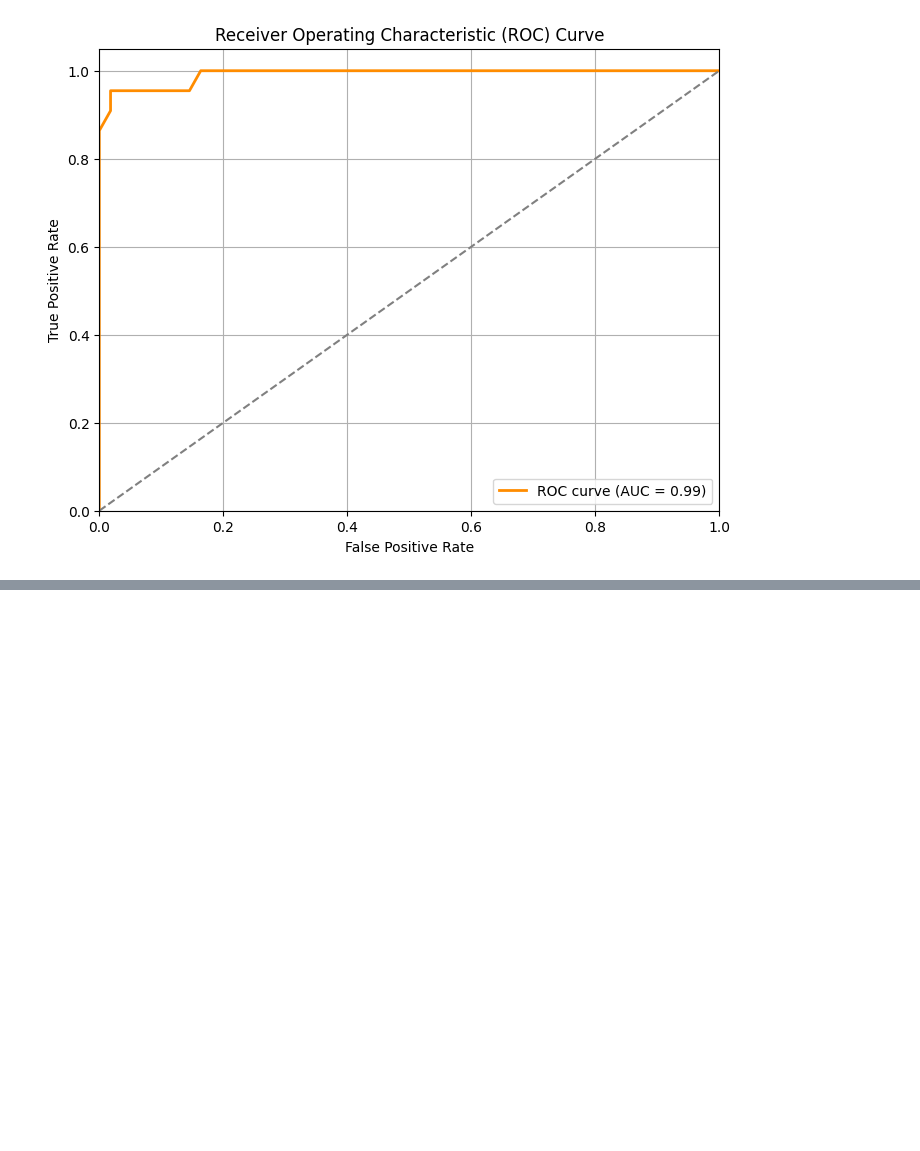
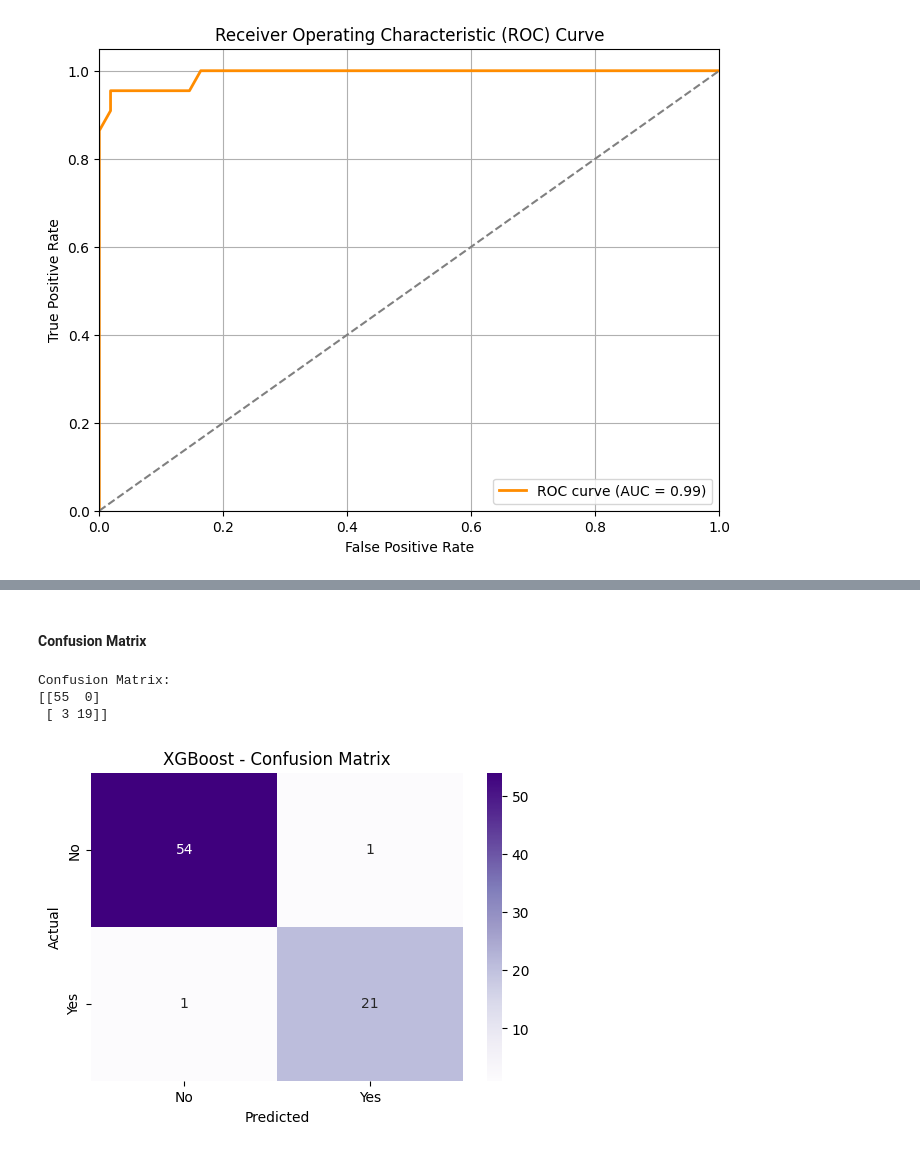
Before and after one commit to maishatabassum932/Thyroid-Diseases-Detection, a Jupyter notebook: Thyroid_prediction.ipynb, the cells around one changed output, grey strips where cells are left out. Saved outputs shown, nothing was run; the diff lists cells and outputs as text; code cells hidden in the pictures; blank space fills up the shorter version.

Commit message:
Applied XGBoost

```diff
--- a/Thyroid_prediction.ipynb
+++ b/Thyroid_prediction.ipynb
@@ -332,0 +339,10 @@ plt.show()
+# %%
+
+# Initialize the model
+xgb_model = XGBClassifier(use_label_encoder=False, eval_metric='logloss', random_state=42)
+
+# Train the model
+xgb_model.fit(X_train, y_train)
+
+# Predict
+y_pred_xgb = xgb_model.predict(X_test)
@@ -332,0 +373,18 @@ plt.show()
+# %% [markdown]
+#### Confusion Matrix
+# %%
+# Confusion matrix
+print("\nConfusion Matrix:")
+print(confusion_matrix(y_test, y_pred))
+cm = confusion_matrix(y_test, y_pred_xgb)
+plt.figure(figsize=(6,4))
+sns.heatmap(cm, annot=True, fmt='d', cmap='Purples', xticklabels=['No', 'Yes'], yticklabels=['No', 'Yes'])
+plt.title('XGBoost - Confusion Matrix')
+plt.xlabel('Predicted')
+plt.ylabel('Actual')
+plt.show()
+# %% [output]
+Confusion Matrix:
+[[55  0]
+ [ 3 19]]
+[figure, added]
```
Also changed, not shown: parts of 8 cells of this notebook.
